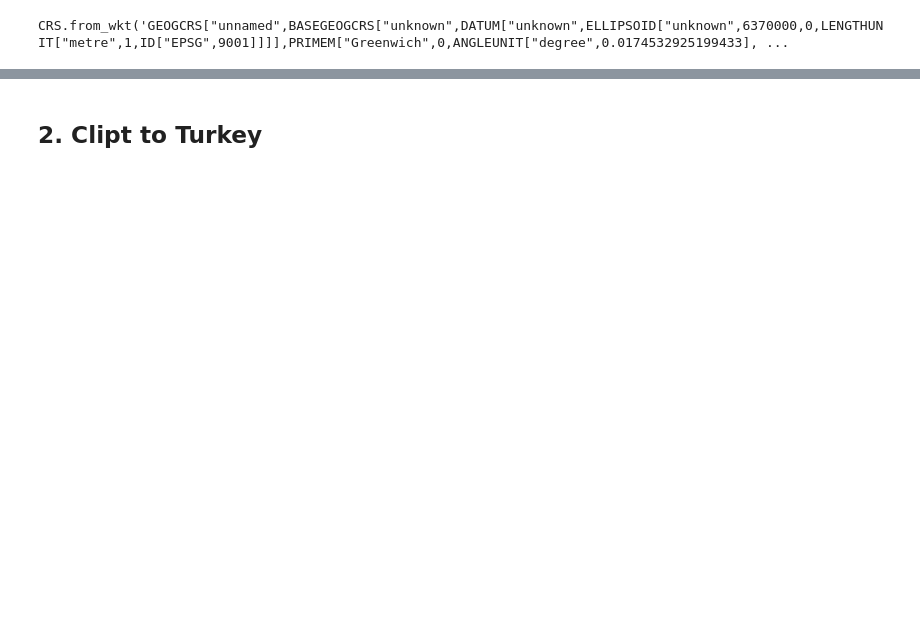
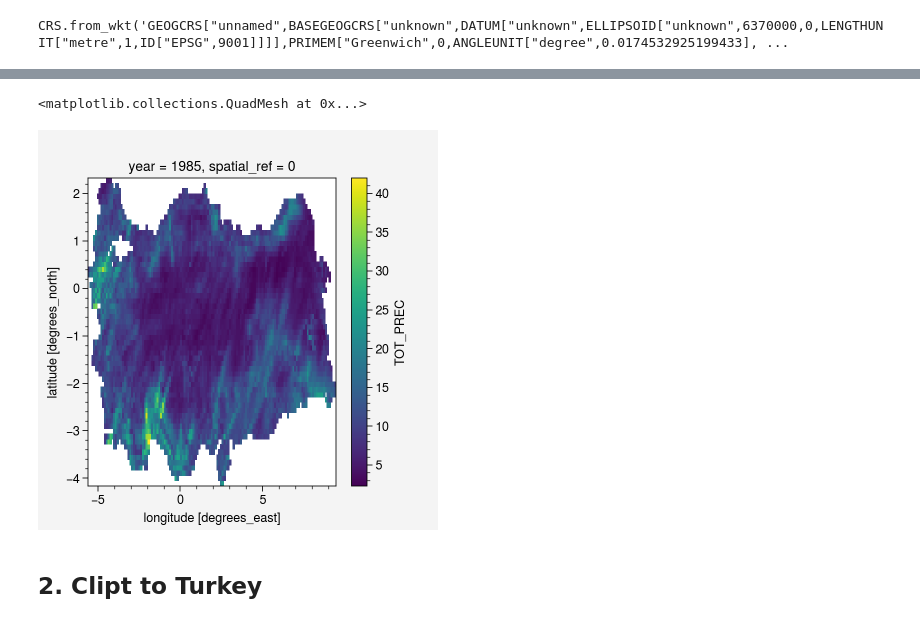
Before and after one commit to donmezkutay/msc-thesis-codes, a Jupyter notebook: vectorize_turkey_shapefile.ipynb, the cells around one changed output, grey strips where cells are left out. Saved outputs shown, nothing was run; the diff lists cells and outputs as text; code cells hidden in the pictures; blank space fills up the shorter version.

```diff
--- a/vectorize_turkey_shapefile.ipynb
+++ b/vectorize_turkey_shapefile.ipynb
@@ -63,3 +92,8 @@ CRS.from_wkt('GEOGCRS["unnamed",BASEGEOGCRS["unknown",DATUM["unknown",ELLIPSOID[
+# %%
+intensity_idx_cosmo.where(intensity_idx_cosmo_bool==1).plot()
+# %% [output]
+<matplotlib.collections.QuadMesh at 0x...>
+[figure, added]
 # %% [markdown]
 ## 2. Clipt to Turkey
 # %%
```
Also changed, not shown: parts of 10 cells of this notebook, 1 other file.
